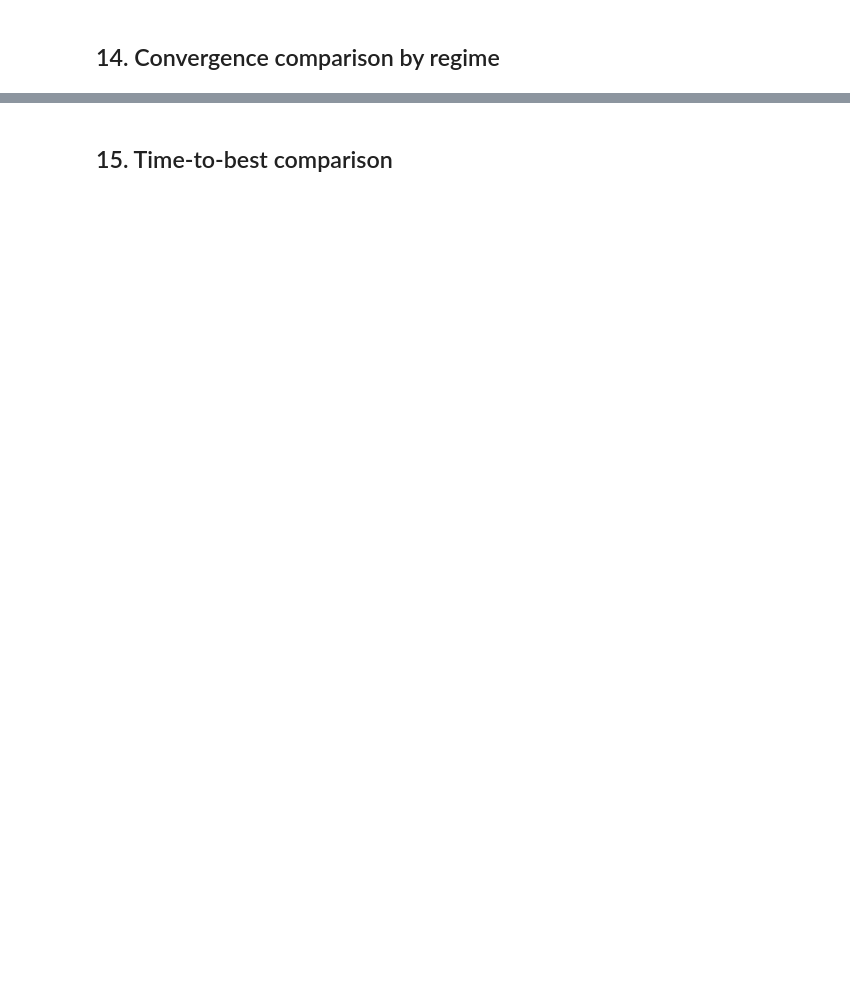
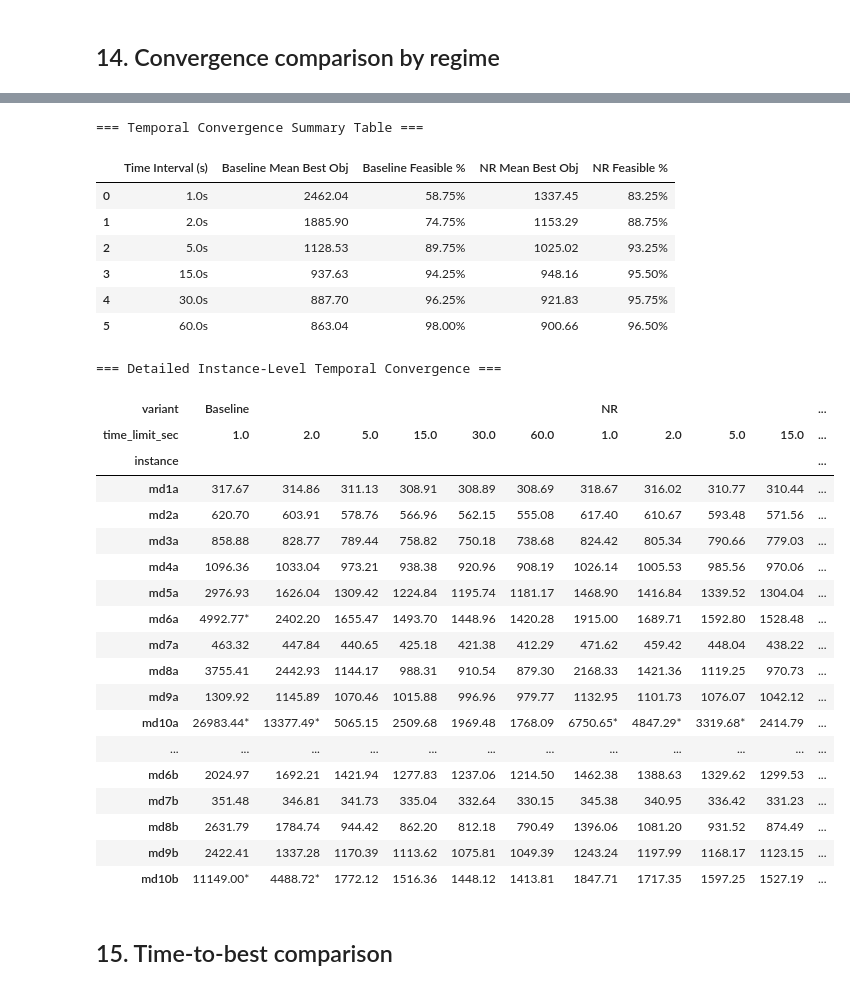
Before and after one commit to Willyllem88/MD-DARP-Research, a Jupyter notebook: experiments/notebooks/2_run_nr.ipynb, the cells around one changed output, grey strips where cells are left out. Drawn from its saved outputs; the diff is of its cells as text; code cells hidden in the pictures; blank space fills up the shorter version.

```diff
--- a/experiments/notebooks/2_run_nr.ipynb
+++ b/experiments/notebooks/2_run_nr.ipynb
@@ -38,8 +38,8 @@ from IPython.display import display, Markdown
 # Configuration
 # ---------------------------------------------------------
 
-BASE_DIR = Path("./run_base_20")
-NR_DIR = Path("./run_nr")
+BASE_DIR = Path("../data/run_base_20")
+NR_DIR = Path("../data/run_nr")
 
 VARIANT_DIRS = {
     "Base": BASE_DIR,
@@ -1022,40 +1165,69 @@ for t in time_intervals:
 
             # Append asterisk if no run achieved feasibility in this interval
             asterisk = "" if sub_var['is_feasible'].any() else "*"
-            row[f'{var} Mean Best Obj'] = f"{mean_obj:.3f}{asterisk}"
-            row[f'{var} Feasible %'] = f"{feasible_pct:.1f}%"
+            row[f'{var} Mean Best Obj'] = f"{mean_obj:.2f}{asterisk}"
+            row[f'{var} Feasible %'] = f"{feasible_pct:.2f}%"
         else:
             row[f'{var} Mean Best Obj'] = "N/A"
             row[f'{var} Feasible %'] = "0.0%"
 
     summary_rows.append(row)
 
 df_summary_table = pd.DataFrame(summary_rows)
 
 print("=== Temporal Convergence Summary Table ===")
 display(df_summary_table)
 
 # ------------------------------------------------------------------------------
 # 2. Pivot Table per Instance (Averaged across seeds for each time limit)
 # ------------------------------------------------------------------------------
 def format_instance_cell(group):
     mean_val = group['obj_value'].mean()
     has_feasible = group['is_feasible'].any()
     asterisk = "" if has_feasible else "*"
     return f"{mean_val:.2f}{asterisk}" if pd.notna(mean_val) else "N/A"
 
 instance_pivot = df_temp_conv.groupby(['instance', 'variant', 'time_limit_sec']).apply(
     format_instance_cell, include_groups=False
 ).unstack(level=['variant', 'time_limit_sec'])
 instance_order = (
     df_runs_all[["instance", "regime", "size_id"]]
     .drop_duplicates()
     .sort_values(["regime", "size_id"])["instance"]
 )
 instance_pivot = instance_pivot.reindex(instance_order)
 
 print("\n=== Detailed Instance-Level Temporal Convergence ===")
 display(instance_pivot)
+# %% [output]
+=== Temporal Convergence Summary Table ===
+|  | Time Interval (s) | Baseline Mean Best Obj | Baseline Feasible % | NR Mean Best Obj | NR Feasible % |
+| 0 | 1.0s | 2462.04 | 58.75% | 1337.45 | 83.25% |
+| 1 | 2.0s | 1885.90 | 74.75% | 1153.29 | 88.75% |
+| 2 | 5.0s | 1128.53 | 89.75% | 1025.02 | 93.25% |
+| 3 | 15.0s | 937.63 | 94.25% | 948.16 | 95.50% |
+| 4 | 30.0s | 887.70 | 96.25% | 921.83 | 95.75% |
+| 5 | 60.0s | 863.04 | 98.00% | 900.66 | 96.50% |
+=== Detailed Instance-Level Temporal Convergence ===
+| variant | Baseline |  |  |  |  |  | NR |  |  |  | ... |
+| time_limit_sec | 1.0 | 2.0 | 5.0 | 15.0 | 30.0 | 60.0 | 1.0 | 2.0 | 5.0 | 15.0 | ... |
+| instance |  |  |  |  |  |  |  |  |  |  | ... |
+| md1a | 317.67 | 314.86 | 311.13 | 308.91 | 308.89 | 308.69 | 318.67 | 316.02 | 310.77 | 310.44 | ... |
+| md2a | 620.70 | 603.91 | 578.76 | 566.96 | 562.15 | 555.08 | 617.40 | 610.67 | 593.48 | 571.56 | ... |
+| md3a | 858.88 | 828.77 | 789.44 | 758.82 | 750.18 | 738.68 | 824.42 | 805.34 | 790.66 | 779.03 | ... |
+| md4a | 1096.36 | 1033.04 | 973.21 | 938.38 | 920.96 | 908.19 | 1026.14 | 1005.53 | 985.56 | 970.06 | ... |
+| md5a | 2976.93 | 1626.04 | 1309.42 | 1224.84 | 1195.74 | 1181.17 | 1468.90 | 1416.84 | 1339.52 | 1304.04 | ... |
+| md6a | 4992.77* | 2402.20 | 1655.47 | 1493.70 | 1448.96 | 1420.28 | 1915.00 | 1689.71 | 1592.80 | 1528.48 | ... |
+| md7a | 463.32 | 447.84 | 440.65 | 425.18 | 421.38 | 412.29 | 471.62 | 459.42 | 448.04 | 438.22 | ... |
+| md8a | 3755.41 | 2442.93 | 1144.17 | 988.31 | 910.54 | 879.30 | 2168.33 | 1421.36 | 1119.25 | 970.73 | ... |
+| md9a | 1309.92 | 1145.89 | 1070.46 | 1015.88 | 996.96 | 979.77 | 1132.95 | 1101.73 | 1076.07 | 1042.12 | ... |
+| md10a | 26983.44* | 13377.49* | 5065.15 | 2509.68 | 1969.48 | 1768.09 | 6750.65* | 4847.29* | 3319.68* | 2414.79 | ... |
+| ... | ... | ... | ... | ... | ... | ... | ... | ... | ... | ... | ... |
+| md6b | 2024.97 | 1692.21 | 1421.94 | 1277.83 | 1237.06 | 1214.50 | 1462.38 | 1388.63 | 1329.62 | 1299.53 | ... |
+| md7b | 351.48 | 346.81 | 341.73 | 335.04 | 332.64 | 330.15 | 345.38 | 340.95 | 336.42 | 331.23 | ... |
+| md8b | 2631.79 | 1784.74 | 944.42 | 862.20 | 812.18 | 790.49 | 1396.06 | 1081.20 | 931.52 | 874.49 | ... |
+| md9b | 2422.41 | 1337.28 | 1170.39 | 1113.62 | 1075.81 | 1049.39 | 1243.24 | 1197.99 | 1168.17 | 1123.15 | ... |
+| md10b | 11149.00* | 4488.72* | 1772.12 | 1516.36 | 1448.12 | 1413.81 | 1847.71 | 1717.35 | 1597.25 | 1527.19 | ... |
 # %% [markdown]
 ## 15. Time-to-best comparison
 # %%
```
Also changed, not shown: parts of 18 cells of this notebook.
